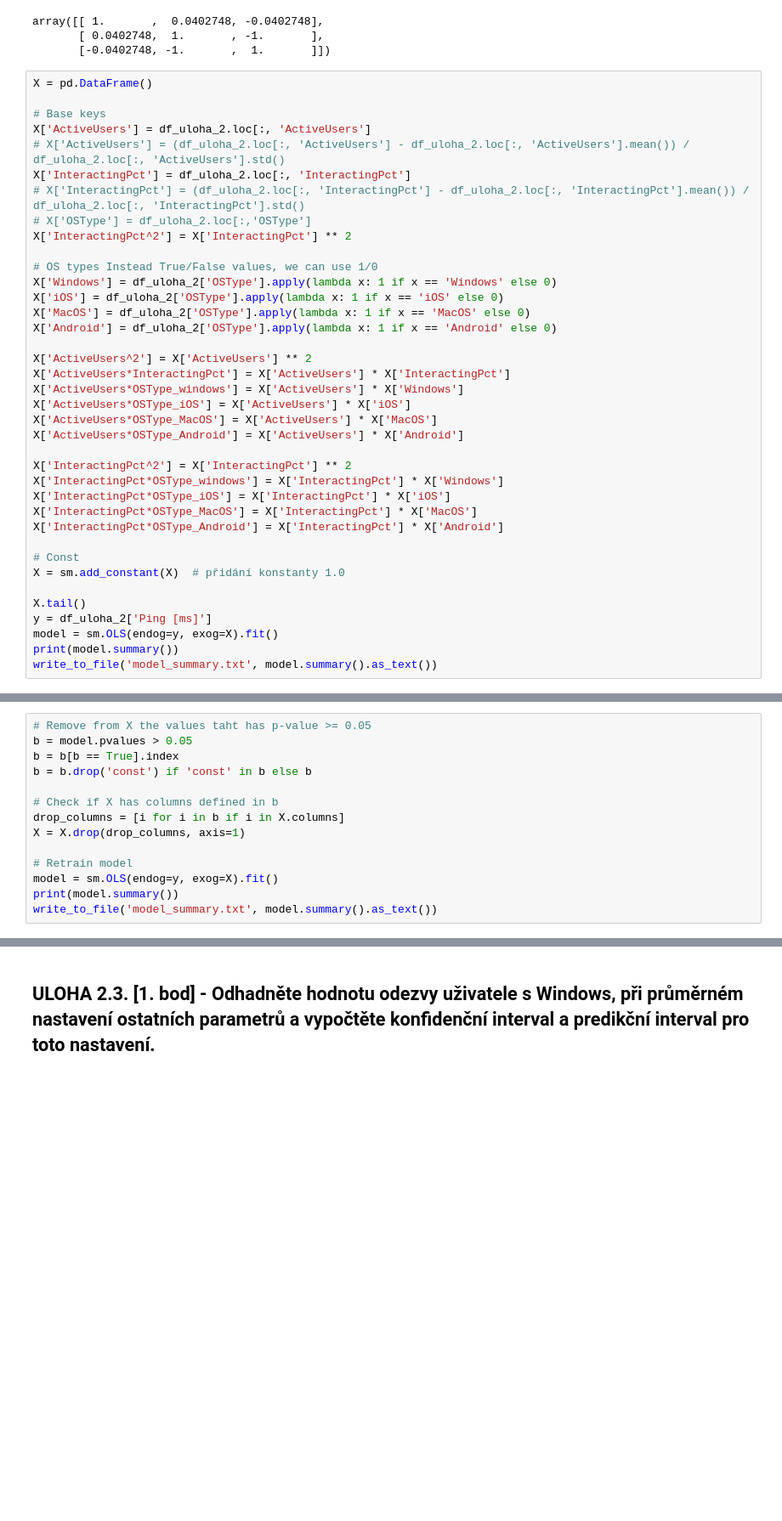
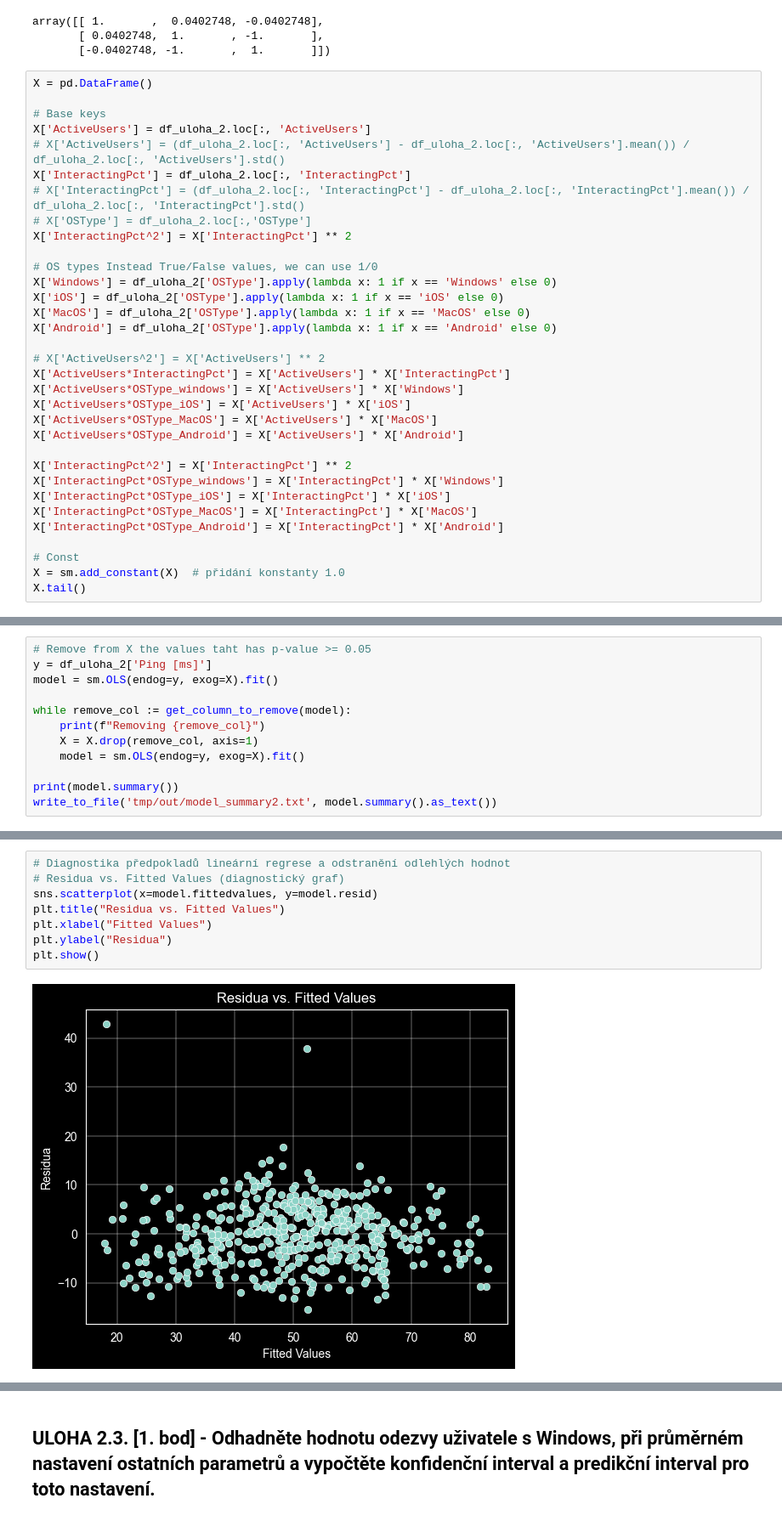
Before and after one commit to zdeneklapes/msp-project2, a Jupyter notebook: xlapes02.ipynb, the cells around one changed output, grey strips where cells are left out. Shown at 85% size. Saved outputs shown, nothing was run; the diff lists cells and outputs as text; blank space fills up the shorter version.

```diff
--- a/xlapes02.ipynb
+++ b/xlapes02.ipynb
@@ -536,7 +468,7 @@ X['iOS'] = df_uloha_2['OSType'].apply(lambda x: 1 if x == 'iOS' else 0)
 X['MacOS'] = df_uloha_2['OSType'].apply(lambda x: 1 if x == 'MacOS' else 0)
 X['Android'] = df_uloha_2['OSType'].apply(lambda x: 1 if x == 'Android' else 0)
 
-X['ActiveUsers^2'] = X['ActiveUsers'] ** 2
+# X['ActiveUsers^2'] = X['ActiveUsers'] ** 2
 X['ActiveUsers*InteractingPct'] = X['ActiveUsers'] * X['InteractingPct']
 X['ActiveUsers*OSType_windows'] = X['ActiveUsers'] * X['Windows']
 X['ActiveUsers*OSType_iOS'] = X['ActiveUsers'] * X['iOS']
@@ -551,10 +483,5 @@ X['InteractingPct*OSType_Android'] = X['InteractingPct'] * X['Android']
 
 # Const
 X = sm.add_constant(X)  # přidání konstanty 1.0
-
 X.tail()
-y = df_uloha_2['Ping [ms]']
-model = sm.OLS(endog=y, exog=X).fit()
-print(model.summary())
-write_to_file('model_summary.txt', model.summary().as_text())
 # %% [output]
@@ -578,15 +522,13 @@ strong multicollinearity problems or that the design matrix is singular.
 # %%
 # Remove from X the values taht has p-value >= 0.05
-b = model.pvalues > 0.05
-b = b[b == True].index
-b = b.drop('const') if 'const' in b else b
+y = df_uloha_2['Ping [ms]']
+model = sm.OLS(endog=y, exog=X).fit()
 
-# Check if X has columns defined in b
-drop_columns = [i for i in b if i in X.columns]
-X = X.drop(drop_columns, axis=1)
+while remove_col := get_column_to_remove(model):
+    print(f"Removing {remove_col}")
+    X = X.drop(remove_col, axis=1)
+    model = sm.OLS(endog=y, exog=X).fit()
 
-# Retrain model
-model = sm.OLS(endog=y, exog=X).fit()
 print(model.summary())
-write_to_file('model_summary.txt', model.summary().as_text())
+write_to_file('tmp/out/model_summary2.txt', model.summary().as_text())
 # %% [output]
@@ -609,0 +580,10 @@ strong multicollinearity problems or that the design matrix is singular.
+# %%
+# Diagnostika předpokladů lineární regrese a odstranění odlehlých hodnot
+# Residua vs. Fitted Values (diagnostický graf)
+sns.scatterplot(x=model.fittedvalues, y=model.resid)
+plt.title("Residua vs. Fitted Values")
+plt.xlabel("Fitted Values")
+plt.ylabel("Residua")
+plt.show()
+# %% [output]
+[figure, added]
```
Also changed, not shown: parts of 42 cells of this notebook.
